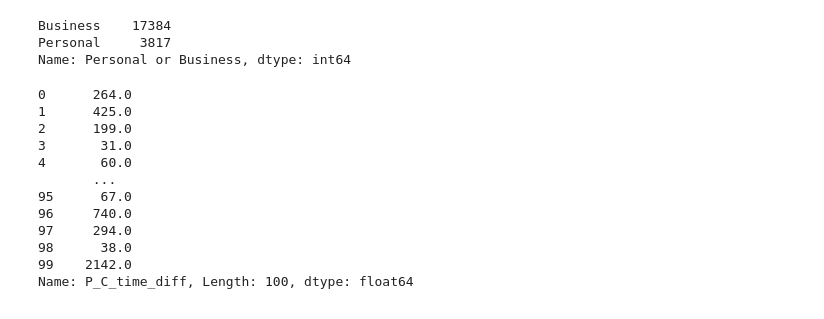
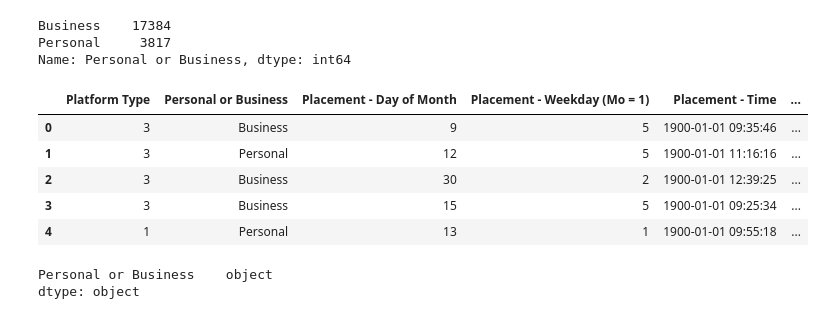
Before and after one commit to Ayanlola2002/ZENDY, a Jupyter notebook: Sendy_Zindy.ipynb, the cells around one changed output. Saved outputs shown, nothing was run; the diff lists cells and outputs as text; code cells hidden in the pictures.

```diff
--- a/Sendy_Zindy.ipynb
+++ b/Sendy_Zindy.ipynb
@@ -352,15 +349,22 @@ train['P_C_time_diff']=train.apply(lambda x :Time_Diff(x['Placement - Time'],x['
+# %%
+#time difference between placement and confirmation
+train['P_C_time_diff']=train.apply(lambda x :Time_Diff(x['Placement - Time'],x['Confirmation - Time']),axis=1)
+#time difference between placement and arrival at pick up
+train['P_A_time_diff']=train.apply(lambda x:Time_Diff(x['Placement - Time'],x['Arrival at Pickup - Time']),axis=1)
+#time difference between placement and  pick up
+train['P_P_time_diff']=train.apply(lambda x:Time_Diff(x['Placement - Time'],x['Pickup - Time']),axis=1)
+#time difference between confirmation and arrival at pick up
+train['C_A_time_diff']=train.apply(lambda x:Time_Diff(x['Confirmation - Time'],x['Arrival at Pickup - Time']),axis=1)
+#time difference between confirmation and  pick up
+train['C_P_time_diff']=train.apply(lambda x:Time_Diff(x['Confirmation - Time'],x['Pickup - Time']),axis=1)
+#time difference between  arrival at pick up and pick up
+train['A_P_time_diff']=train.apply(lambda x:Time_Diff(x['Arrival at Pickup - Time'],x['Pickup - Time']),axis=1)
 # %%
-train['P_C_time_diff'].head(100)
+train.head()
 # %% [output]
-0      264.0
-1      425.0
-2      199.0
-3       31.0
-4       60.0
-       ...
-95      67.0
-96     740.0
-97     294.0
-98      38.0
-99    2142.0
-Name: P_C_time_diff, Length: 100, dtype: float64
+|  | Platform Type | Personal or Business | Placement - Day of Month | Placement - Weekday (Mo = 1) | Placement - Time | ... |
+| 0 | 3 | Business | 9 | 5 | 1900-01-01 09:35:46 | ... |
+| 1 | 3 | Personal | 12 | 5 | 1900-01-01 11:16:16 | ... |
+| 2 | 3 | Business | 30 | 2 | 1900-01-01 12:39:25 | ... |
+| 3 | 3 | Business | 15 | 5 | 1900-01-01 09:25:34 | ... |
+| 4 | 1 | Personal | 13 | 1 | 1900-01-01 09:55:18 | ... |
@@ -366,0 +374,6 @@ Name: P_C_time_diff, Length: 100, dtype: float64
+# %%
+#extracting Object datatype
+train.select_dtypes(include=['object']).dtypes
+# %% [output]
+Personal or Business    object
+dtype: object
```
Also changed, not shown: parts of 2 cells of this notebook.
